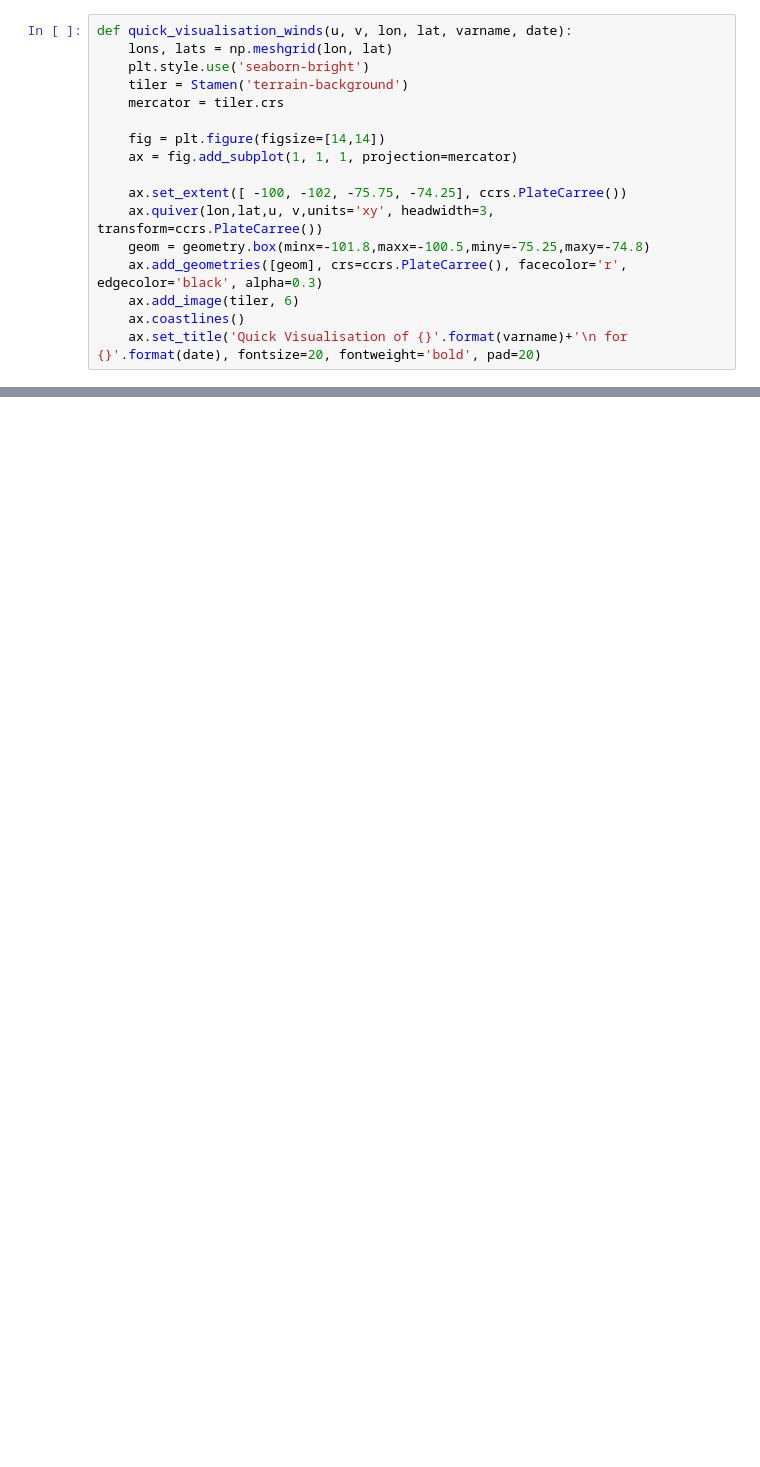
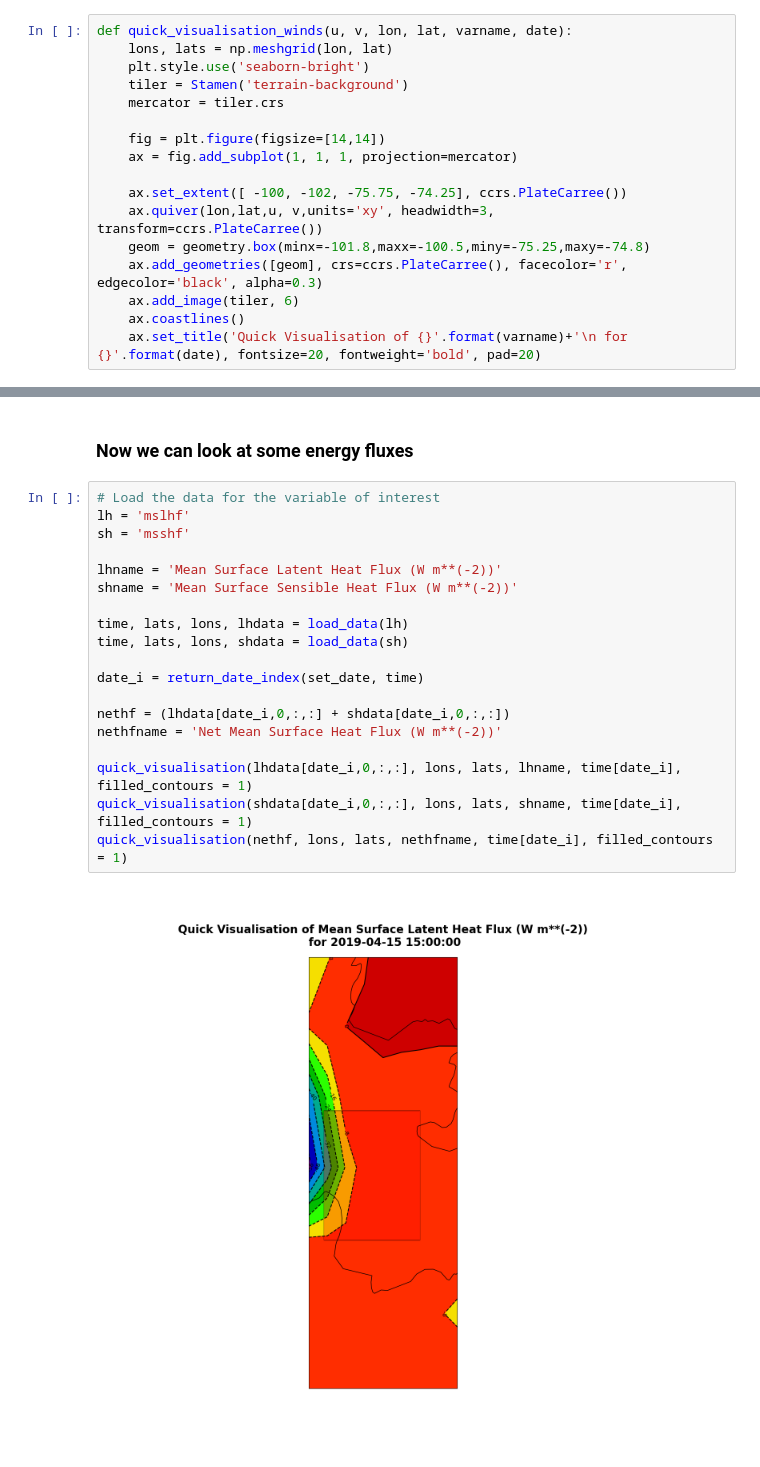
Before and after one commit to ICESAT-2HackWeek/Polynyas, a Jupyter notebook: contributors/Maria/ERA5_data_exploration.ipynb, the cells around one changed output, grey strips where cells are left out. Saved outputs shown, nothing was run; the diff lists cells and outputs as text; blank space fills up the shorter version.

```diff
--- a/contributors/Maria/ERA5_data_exploration.ipynb
+++ b/contributors/Maria/ERA5_data_exploration.ipynb
@@ -143,0 +306,23 @@ quick_visualisation_winds(vardata_u[0,0,:,:], vardata_v[0,0,:,:], lons, lats, va
+# %% [markdown]
+### Now we can look at some energy fluxes
+# %%
+# Load the data for the variable of interest
+lh = 'mslhf'
+sh = 'msshf'
+
+lhname = 'Mean Surface Latent Heat Flux (W m**(-2))'
+shname = 'Mean Surface Sensible Heat Flux (W m**(-2))'
+
+time, lats, lons, lhdata = load_data(lh)
+time, lats, lons, shdata = load_data(sh)
+
+date_i = return_date_index(set_date, time)
+
+nethf = (lhdata[date_i,0,:,:] + shdata[date_i,0,:,:])
+nethfname = 'Net Mean Surface Heat Flux (W m**(-2))'
+
+quick_visualisation(lhdata[date_i,0,:,:], lons, lats, lhname, time[date_i], filled_contours = 1)
+quick_visualisation(shdata[date_i,0,:,:], lons, lats, shname, time[date_i], filled_contours = 1)
+quick_visualisation(nethf, lons, lats, nethfname, time[date_i], filled_contours = 1)
+# %% [output]
+[figure, added]
```
Also changed, not shown: parts of 30 cells of this notebook.
